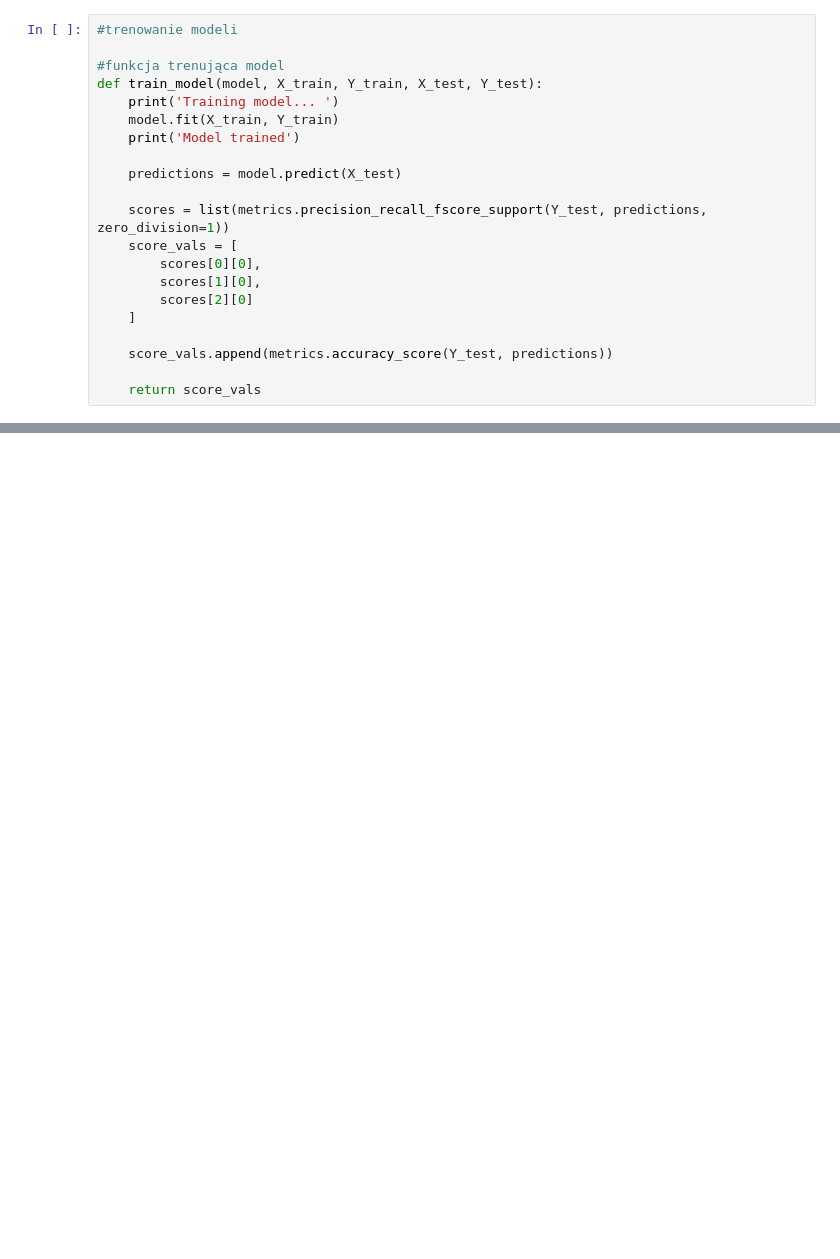
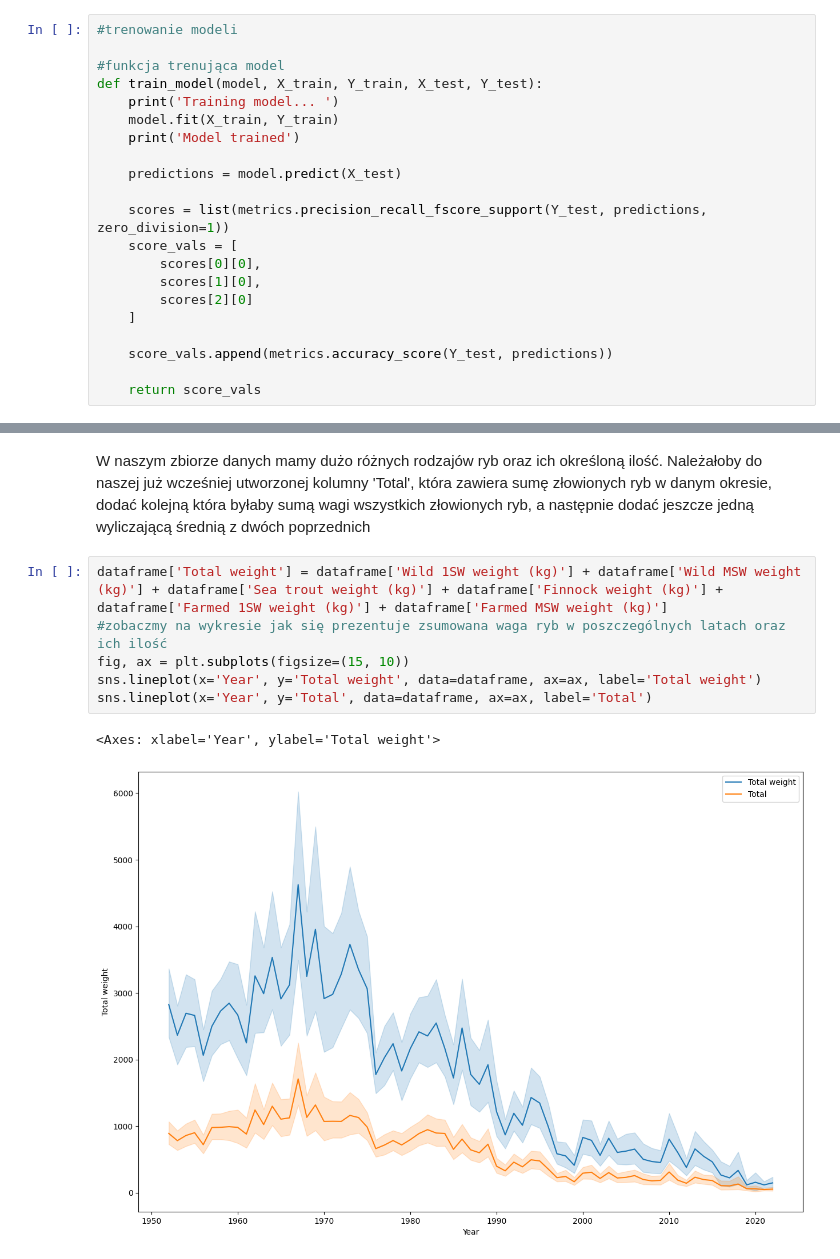
Before and after one commit to Papamus/Salmon-analysis, a Jupyter notebook: salmon-statistics-analysis.ipynb, the cells around one changed output, grey strips where cells are left out. Drawn from its saved outputs; the diff is of its cells as text; blank space fills up the shorter version.

```diff
--- a/salmon-statistics-analysis.ipynb
+++ b/salmon-statistics-analysis.ipynb
@@ -241,0 +279,11 @@ Teraz możemy skupić się na drugim problemie. Mając taki wachlarz danych licz
+# %% [markdown]
+W naszym zbiorze danych mamy dużo różnych rodzajów ryb oraz ich określoną ilość. Należałoby do naszej już wcześniej utworzonej kolumny 'Total', która zawiera sumę złowionych ryb w danym okresie, dodać kolejną która byłaby sumą wagi wszystkich złowionych ryb, a następnie dodać jeszcze jedną wyliczającą średnią z dwóch poprzednich
+# %%
+dataframe['Total weight'] = dataframe['Wild 1SW weight (kg)'] + dataframe['Wild MSW weight (kg)'] + dataframe['Sea trout weight (kg)'] + dataframe['Finnock weight (kg)'] + dataframe['Farmed 1SW weight (kg)'] + dataframe['Farmed MSW weight (kg)']
+#zobaczmy na wykresie jak się prezentuje zsumowana waga ryb w poszczególnych latach oraz ich ilość
+fig, ax = plt.subplots(figsize=(15, 10))
+sns.lineplot(x='Year', y='Total weight', data=dataframe, ax=ax, label='Total weight')
+sns.lineplot(x='Year', y='Total', data=dataframe, ax=ax, label='Total')
+# %% [output]
+<Axes: xlabel='Year', ylabel='Total weight'>
+[figure, added]
```
Also changed, not shown: parts of 27 cells of this notebook.
